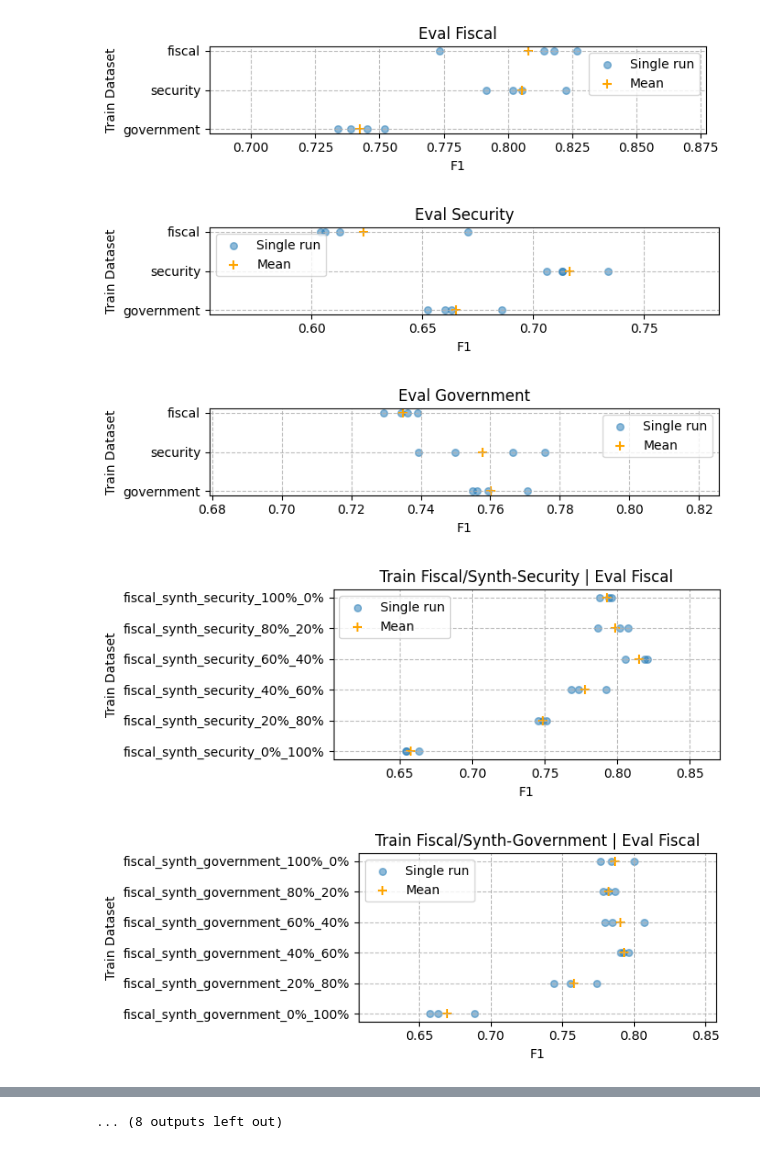
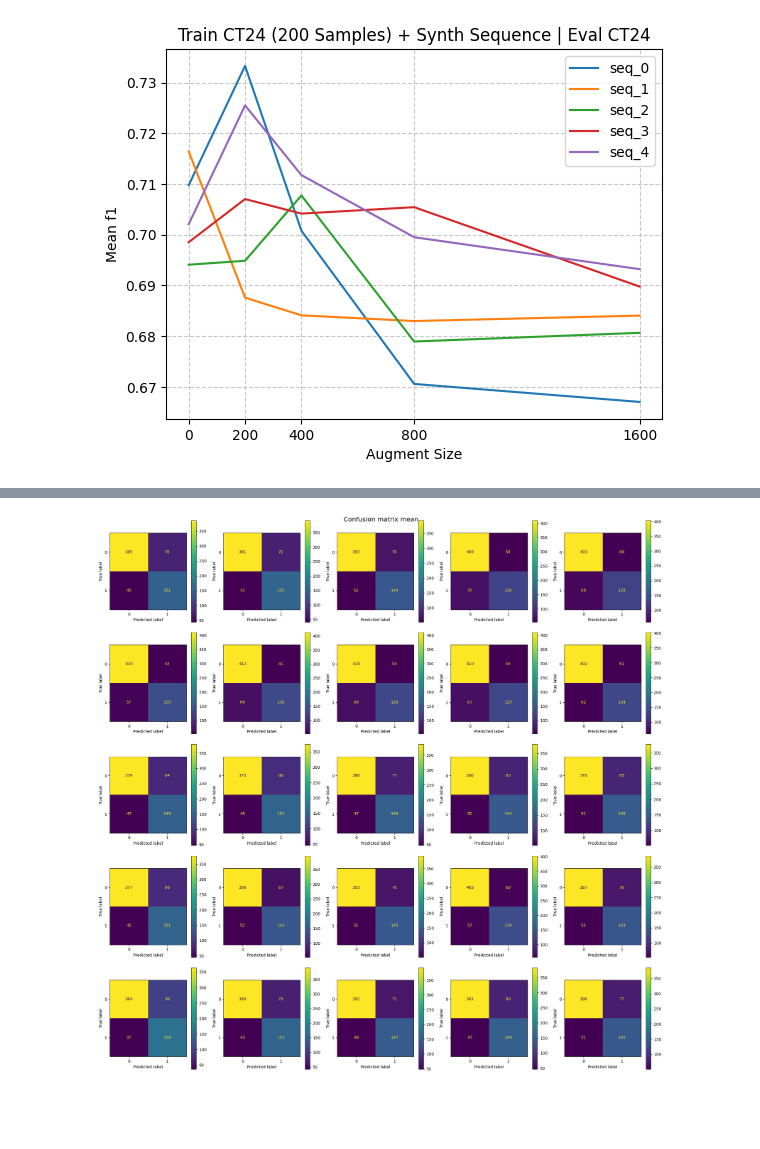
Before and after one commit to BashPrince/thesis, a Jupyter notebook: analysis/analysis.ipynb, the cells around one changed output, grey strips where cells are left out. Cells and saved outputs as stored; diff of their text form; code cells hidden in the pictures; blank space fills up the shorter version.

Commit message:
New sequence creation script

```diff
--- a/analysis/analysis.ipynb
+++ b/analysis/analysis.ipynb
@@ -15,5 +61,5 @@ api = wandb.Api()
 # %%
-def download_predictions(run_names: str|tuple[str], use_cache: bool = False) -> tuple[dict]:
+def download_predictions(run_names: str|tuple[str], use_cached: bool = False) -> tuple[dict]:
     """
     Returns tuple of result dicts for all runs with the given names.
     """
@@ -34,7 +80,7 @@ def download_predictions(run_names: str|tuple[str], use_cache: bool = False) ->
                     if "predictions" in art.name:
                         # Check if file already exists
                         art_path = f'./artifacts/{art.name}'
-                        if not use_cache or not os.path.exists(art_path):
+                        if not use_cached or not os.path.exists(art_path):
                             art_path = art.download()
                         labels = np.load(art_path + '/labels.npy')
                         predictions = np.load(art_path + '/predictions.npy')
@@ -45,7 +91,6 @@ def download_predictions(run_names: str|tuple[str], use_cache: bool = False) ->
 
                         # Determine and download the test file
                         files = wandb.apis.public.files.Files(api.client, run)
-                        file_path = f"./.cache/configs/{run_name}_{art.name}_config.json"
                         train_file = "train.csv"
                         dev_file = "dev.csv"
                         test_file = "dev-test.csv"
@@ -53,21 +98,20 @@ def download_predictions(run_names: str|tuple[str], use_cache: bool = False) ->
                         for file in files:
                             if file.name.startswith("configs/") and file.name.endswith(".json"):
                                 # Download the file
-                                if not use_cache or not os.path.exists(file_path):
-                                    file.download(root="./.cache", replace=True)
-                                    os.rename(os.path.join("./.cache", file.name), file_path)
+                                if not use_cached or not cache.get_config(run_name, art.name):
+                                    cache.download_and_store_config(file, run_name, art.name)
 
-                                with open(file_path, "r") as f:
-                                    config = json.load(f)
-                                    if "test_file" in config:
-                                        test_file = config["test_file"]
+                                config = cache.get_config(run_name, art.name)
+                                if "test_file" in config:
+                                    test_file = config["test_file"]
+
                                 break
 
                         # Download dataset artifact
                         for used_art in run.used_artifacts():
                             if used_art.type == "dataset":
                                 dataset_art_path = f'./artifacts/{used_art.name}'
-                                if not use_cache or not os.path.exists(dataset_art_path):
+                                if not use_cached or not os.path.exists(dataset_art_path):
                                     dataset_art_path = used_art.download()
                                 test_file_path = os.path.join(dataset_art_path, test_file)
                                 train_file_path = os.path.join(dataset_art_path, train_file)
@@ -605,8 +755,51 @@ eval_groups = [
             {"run_names": ("ct24_synth_seq_0_size_2500", "ct24_synth_seq_1_size_2500", "ct24_synth_seq_2_size_2500"), "plot_name": "ct24_synth_2500"},
             {"run_names": ("ct24_synth_seq_0_size_5000", "ct24_synth_seq_1_size_5000", "ct24_synth_seq_2_size_5000"), "plot_name": "ct24_synth_5000"},
         ],
-        "title": "Train CT24+Synth Sequence | Eval CT24"
+        "title": "Train CT24 Sequence + Synth | Eval CT24"
     },
+    {
+        "runs": [
+            {"run_names": "ct24_200", "plot_name": "ct24_200"},
+            {"run_names": "ct24_synth_200_200", "plot_name": "ct24_200_synth_200"},
+            {"run_names": "ct24_synth_200_400", "plot_name": "ct24_200_synth_400"},
+            {"run_names": "ct24_synth_200_800", "plot_name": "ct24_200_synth_800"},
+            {"run_names": "ct24_synth_200_1600", "plot_name": "ct24_200_synth_1600"},
+        ],
+        "title": "Train CT24 + Synth Sequence | Eval CT24",
+    }
 ]
-runs_to_f1_stripplots(eval_groups, load_from_cache=True)
+#runs_to_f1_stripplots(eval_groups, load_from_cache=True)
+
+seq_groups = [
+    {
+        "sequences": [
+            {"run_names": ("ct24_200_synth_seq_0_0_combined_eval", "ct24_200_synth_seq_0_200_combined_eval", "ct24_200_synth_seq_0_400_combined_eval", "ct24_200_synth_seq_0_800_combined_eval", "ct24_200_synth_seq_0_1600_combined_eval"), "plot_name": "seq_0"},
+            {"run_names": ("ct24_200_synth_seq_1_0_combined_eval", "ct24_200_synth_seq_1_200_combined_eval", "ct24_200_synth_seq_1_400_combined_eval", "ct24_200_synth_seq_1_800_combined_eval", "ct24_200_synth_seq_1_1600_combined_eval"), "plot_name": "seq_1"},
+            {"run_names": ("ct24_200_synth_seq_2_0_combined_eval", "ct24_200_synth_seq_2_200_combined_eval", "ct24_200_synth_seq_2_400_combined_eval", "ct24_200_synth_seq_2_800_combined_eval", "ct24_200_synth_seq_2_1600_combined_eval"), "plot_name": "seq_2"},
+            {"run_names": ("ct24_200_synth_seq_3_0_combined_eval", "ct24_200_synth_seq_3_200_combined_eval", "ct24_200_synth_seq_3_400_combined_eval", "ct24_200_synth_seq_3_800_combined_eval", "ct24_200_synth_seq_3_1600_combined_eval"), "plot_name": "seq_3"},
+            {"run_names": ("ct24_200_synth_seq_4_0_combined_eval", "ct24_200_synth_seq_4_200_combined_eval", "ct24_200_synth_seq_4_400_combined_eval", "ct24_200_synth_seq_4_800_combined_eval", "ct24_200_synth_seq_4_1600_combined_eval"), "plot_name": "seq_4"},
+        ],
+        "title": "Train CT24 (200 Samples) + Synth Sequence | Eval CT24",
+        "sizes": np.array([0, 200, 400, 800, 1600]),
+        "x-label": "Augment Size",
+        "std_scale": 0.0
+    }
+]
+
+runs_to_linegraphs(seq_groups, metric="f1", load_from_cache=True)
+
+# Check out single sequence
+eval_groups = [
+    {
+        "runs": [
+            {"run_names": "ct24_200_synth_seq_4_0", "plot_name": "synth 0"},
+            {"run_names": "ct24_200_synth_seq_4_200", "plot_name": "synth 200"},
+            {"run_names": "ct24_200_synth_seq_4_400", "plot_name": "synth 400"},
+            {"run_names": "ct24_200_synth_seq_4_800", "plot_name": "synth 800"},
+            {"run_names": "ct24_200_synth_seq_4_1600", "plot_name": "synth 1600"},
+        ],
+        "title": "Train CT24 + Synth Sequence 4 | Eval CT24",
+    }
+]
+#runs_to_f1_stripplots(eval_groups, load_from_cache=True)
 # %% [output]
@@ -630,5 +806 @@ wandb:   4 of 4 files downloaded.
-[figure, old version]
+[figure, new version]
-[figure, removed]
-[figure, removed]
-[figure, removed]
-[figure, removed]
@@ -641 +806,0 @@ wandb:   4 of 4 files downloaded.
-... (8 outputs left out)
@@ -648 +807,5 @@ wandb:   4 of 4 files downloaded.
+# %%
+plot_sequence_conf_mats(seq_groups[0]["sequences"], use_cached=True)
+# %% [output]
+[figure, added]
 # %%
```
Also changed, not shown: parts of 14 cells of this notebook, 2 other files.
